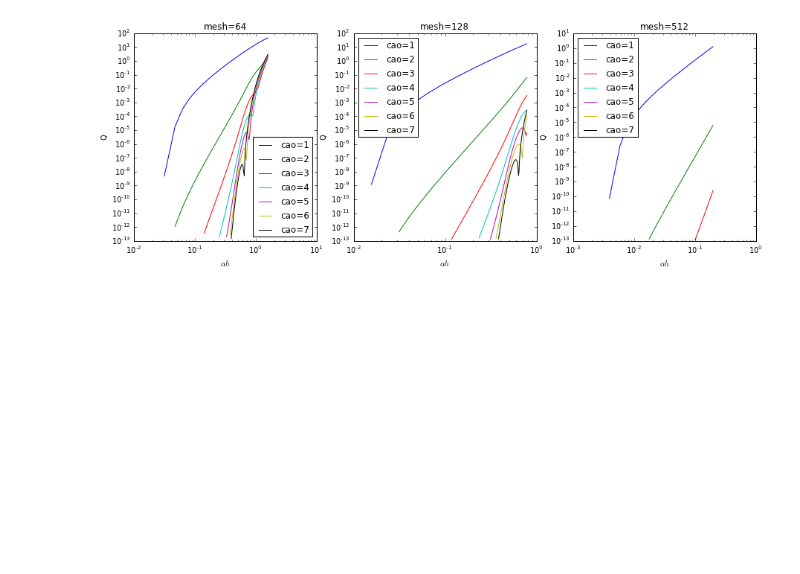
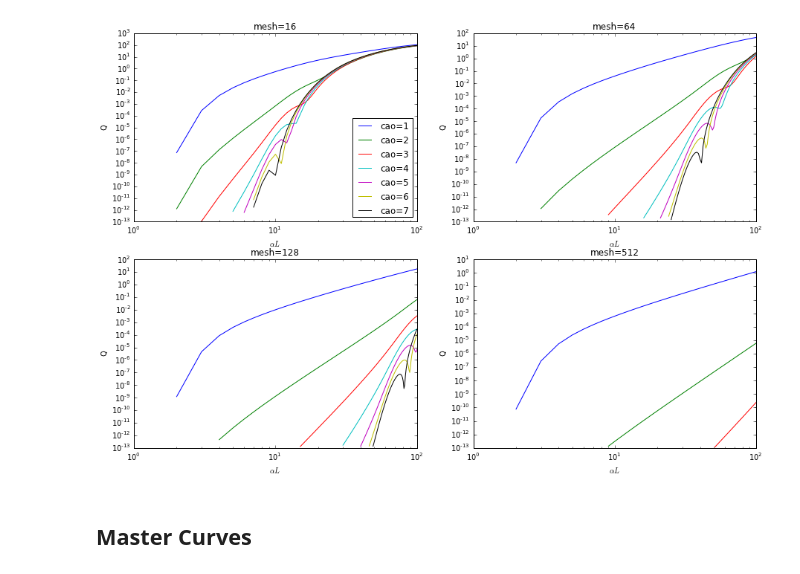
Before and after one commit to olenz/p3m-analyze, a Jupyter notebook: PlotQ.ipynb, the cells around one changed output. Cells and saved outputs as stored; diff of their text form; code cells hidden in the pictures; blank space fills up the shorter version.

```diff
--- a/PlotQ.ipynb
+++ b/PlotQ.ipynb
@@ -42,8 +84,7 @@ def plotQ(mesh, Q):
     meshix = ixm(mesh)
     for i in range(len(caos)):
         cao = caos[i]
-        alphahs = alphas/mesh
-        loglog(alphahs, Q[meshix, i, :], '-', label="cao={}".format(cao))
+        loglog(alphas, Q[meshix, i, :], '-', label="cao={}".format(cao))
     title("mesh={}".format(mesh))
-    xlabel(r'$\alpha h$')
+    xlabel(r'$\alpha L$')
     ylabel('Q')
@@ -61,11 +103,15 @@ plotQ(512, Qiki)
 # %%
-figure(figsize=(15,5))
-subplot(131)
+figure(figsize=(15,10))
+subplot(221)
+plotQ(16, Qadi)
+legend(loc="best")
+subplot(222)
 plotQ(64, Qadi)
-legend(loc="best")
-subplot(132)
+subplot(223)
 plotQ(128, Qadi)
-subplot(133)
+subplot(224)
 plotQ(512, Qadi)
 # %% [output]
-[figure, old version]
+[figure, new version]
+# %% [markdown]
+## Master Curves
```
Also changed, not shown: parts of 19 cells of this notebook.
